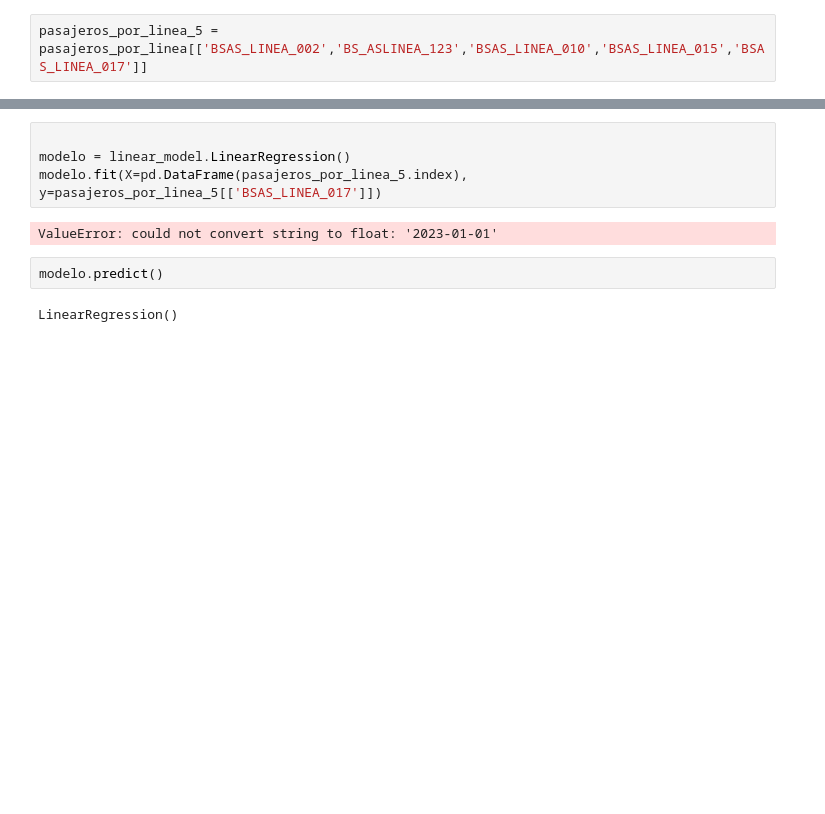
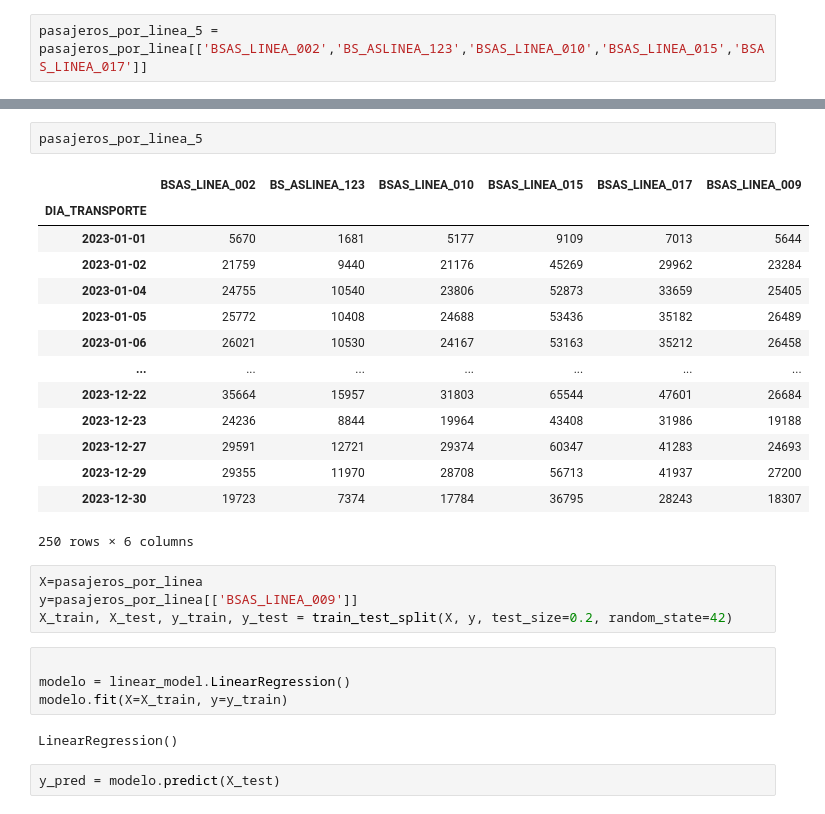
Before and after one commit to alejoGonc/labo_tp1, a Jupyter notebook: main.ipynb, the cells around one changed output, grey strips where cells are left out. Drawn from its saved outputs; the diff is of its cells as text; blank space fills up the shorter version.

```diff
--- a/main.ipynb
+++ b/main.ipynb
@@ -237,10 +242,29 @@ pasajeros_por_linea_5 = pasajeros_por_linea[['BSAS_LINEA_002','BS_ASLINEA_123','
+# %%
+pasajeros_por_linea_5
+# %% [output]
+|  | BSAS_LINEA_002 | BS_ASLINEA_123 | BSAS_LINEA_010 | BSAS_LINEA_015 | BSAS_LINEA_017 | BSAS_LINEA_009 |
+| DIA_TRANSPORTE |  |  |  |  |  |  |
+| 2023-01-01 | 5670 | 1681 | 5177 | 9109 | 7013 | 5644 |
+| 2023-01-02 | 21759 | 9440 | 21176 | 45269 | 29962 | 23284 |
+| 2023-01-04 | 24755 | 10540 | 23806 | 52873 | 33659 | 25405 |
+| 2023-01-05 | 25772 | 10408 | 24688 | 53436 | 35182 | 26489 |
+| 2023-01-06 | 26021 | 10530 | 24167 | 53163 | 35212 | 26458 |
+| ... | ... | ... | ... | ... | ... | ... |
+| 2023-12-22 | 35664 | 15957 | 31803 | 65544 | 47601 | 26684 |
+| 2023-12-23 | 24236 | 8844 | 19964 | 43408 | 31986 | 19188 |
+| 2023-12-27 | 29591 | 12721 | 29374 | 60347 | 41283 | 24693 |
+| 2023-12-29 | 29355 | 11970 | 28708 | 56713 | 41937 | 27200 |
+| 2023-12-30 | 19723 | 7374 | 17784 | 36795 | 28243 | 18307 |
+250 rows × 6 columns
+# %%
+X=pasajeros_por_linea
+y=pasajeros_por_linea[['BSAS_LINEA_009']]
+X_train, X_test, y_train, y_test = train_test_split(X, y, test_size=0.2, random_state=42)
 # %%
 
 modelo = linear_model.LinearRegression()
-modelo.fit(X=pd.DataFrame(pasajeros_por_linea_5.index), y=pasajeros_por_linea_5[['BSAS_LINEA_017']])
+modelo.fit(X=X_train, y=y_train)
 # %% [output]
-ValueError: could not convert string to float: '2023-01-01'
+LinearRegression()
-# %%
-modelo.predict()
-# %% [output]
-LinearRegression()
+# %%
+y_pred = modelo.predict(X_test)
```
Also changed, not shown: parts of 11 cells of this notebook, 1 other file.
